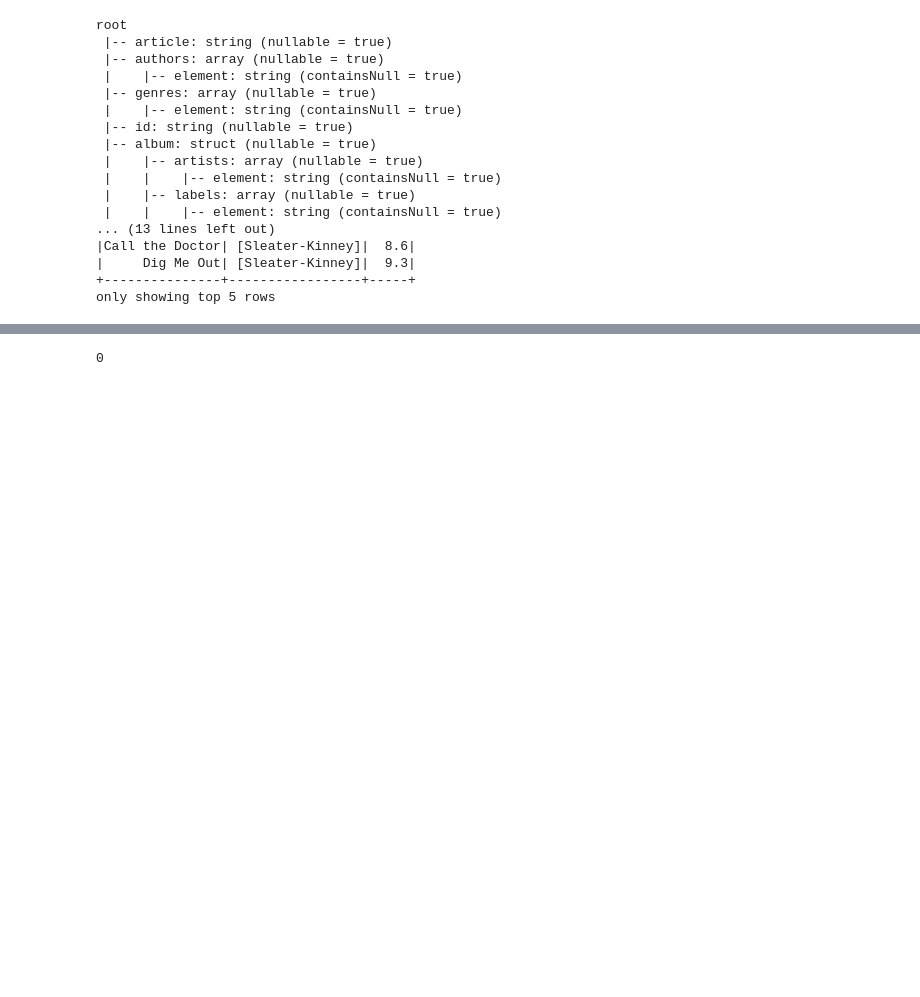
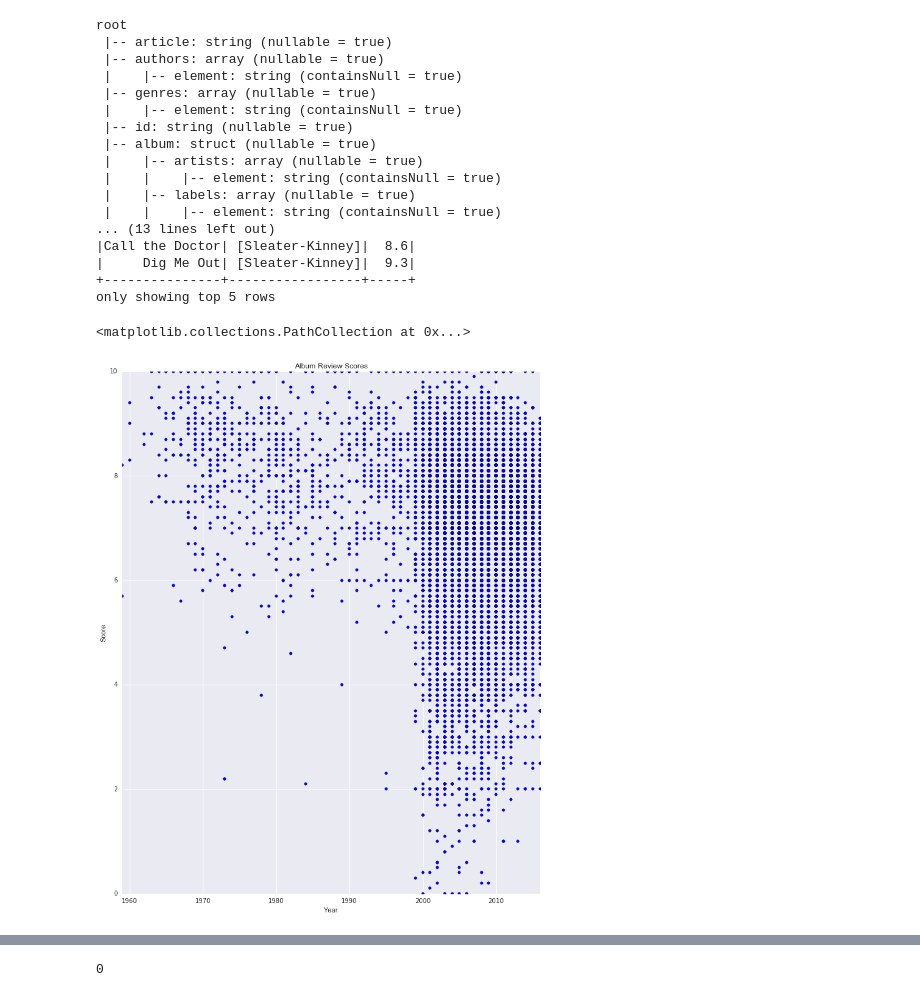
Before and after one commit to microamp/pitchfork-analysis, a Jupyter notebook: Untitled.ipynb, the cells around one changed output, grey strips where cells are left out. Cells and saved outputs as stored; diff of their text form; code cells hidden in the pictures; blank space fills up the shorter version.

```diff
--- a/Untitled.ipynb
+++ b/Untitled.ipynb
@@ -287,3 +287,30 @@ root
 |     Dig Me Out| [Sleater-Kinney]|  9.3|
 +---------------+-----------------+-----+
 only showing top 5 rows
+# %%
+# Plot
+%matplotlib inline
+
+import seaborn as sns
+import matplotlib.pyplot as plt
+
+years_and_scores = album_reviews.\
+    filter(~sqlfns.isnull("original_year")).\
+    select("original_year", "score").collect()
+
+years = [r[0] for r in years_and_scores]
+scores = [r[1] for r in years_and_scores]
+
+#print(min(years))
+
+fig = plt.figure(figsize=(12, 15))
+plt.title("Album Review Scores")
+plt.axis([min(years), max(years),
+          0, 10])
+plt.xlabel("Year")
+plt.ylabel("Score")
+
+plt.scatter(years, scores)
+# %% [output]
+<matplotlib.collections.PathCollection at 0x...>
+[figure, added]
```
Also changed, not shown: parts of 10 cells of this notebook.
